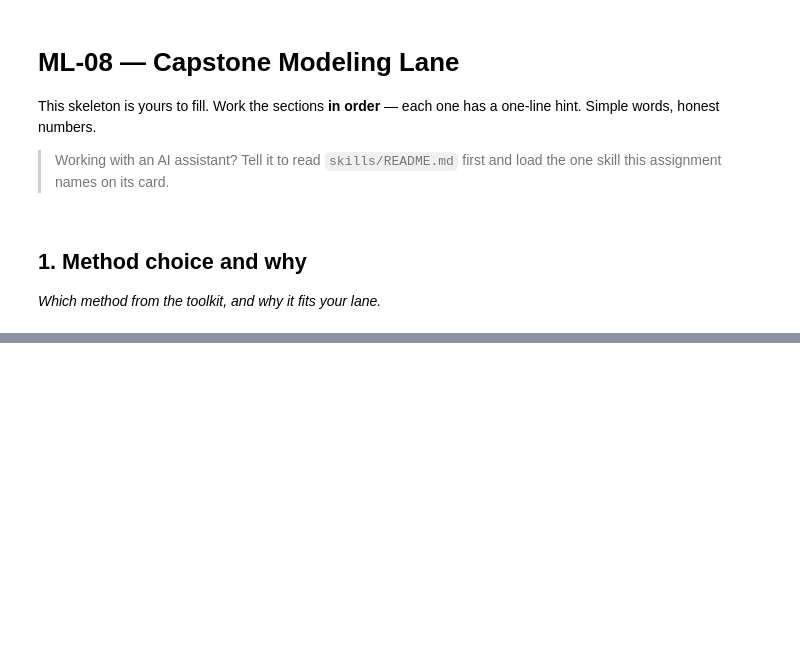
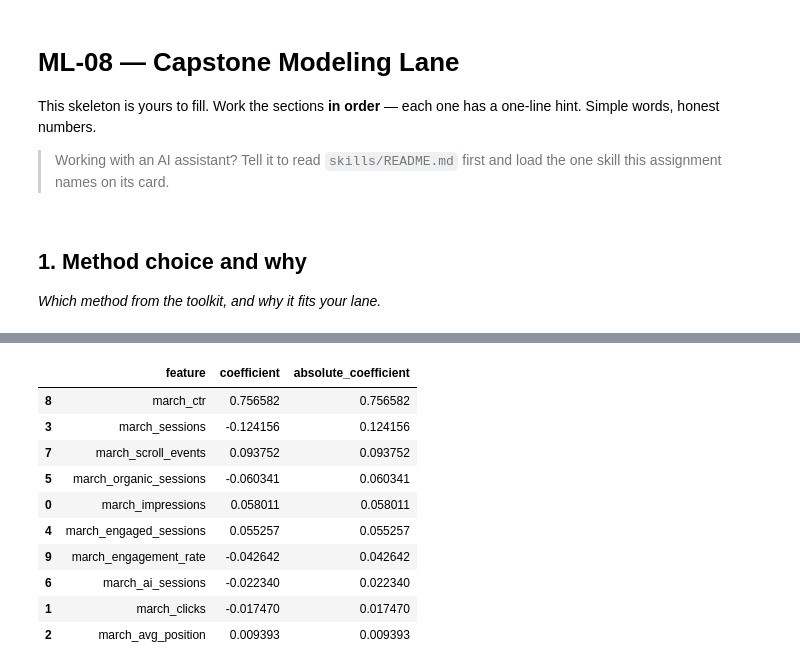
Before and after one commit to anasuddin1/ML-Intern, a Jupyter notebook: work/notebooks/w05_model.ipynb, the cells around one changed output, grey strips where cells are left out. Cells and saved outputs as stored; diff of their text form; code cells hidden in the pictures; blank space fills up the shorter version.

```diff
--- a/work/notebooks/w05_model.ipynb
+++ b/work/notebooks/w05_model.ipynb
@@ -192,0 +266,25 @@ Opportunity rate: 0.10614718980436645
+# %%
+model_df["future_decline"] = np.where(
+    model_df["march_clicks"] > 0,
+    (model_df["april_clicks"] < model_df["march_clicks"]).astype(int),
+    np.nan
+)
+
+model_df = model_df.dropna(
+    subset=["future_decline"]
+).copy()
+
+model_df["future_decline"] = (
+    model_df["future_decline"]
+    .astype(int)
+)
+
+print(
+    model_df["future_decline"]
+    .value_counts()
+)
+
+print(
+    "Positive rate:",
+    model_df["future_decline"].mean()
+)
@@ -591 +703,33 @@ Name: count, dtype: int64
+# %%
+coefficients = (
+    model.named_steps["classifier"]
+    .coef_[0]
+)
+
+feature_importance = pd.DataFrame(
+    {
+        "feature": feature_cols,
+        "coefficient": coefficients,
+        "absolute_coefficient": np.abs(coefficients)
+    }
+).sort_values(
+    "absolute_coefficient",
+    ascending=False
+)
+
+display(
+    feature_importance
+)
+# %% [output]
+|  | feature | coefficient | absolute_coefficient |
+| 8 | march_ctr | 0.756582 | 0.756582 |
+| 3 | march_sessions | -0.124156 | 0.124156 |
+| 7 | march_scroll_events | 0.093752 | 0.093752 |
+| 5 | march_organic_sessions | -0.060341 | 0.060341 |
+| 0 | march_impressions | 0.058011 | 0.058011 |
+| 4 | march_engaged_sessions | 0.055257 | 0.055257 |
+| 9 | march_engagement_rate | -0.042642 | 0.042642 |
+| 6 | march_ai_sessions | -0.022340 | 0.022340 |
+| 1 | march_clicks | -0.017470 | 0.017470 |
+| 2 | march_avg_position | 0.009393 | 0.009393 |
 # %% [markdown]
```
Also changed, not shown: parts of 69 cells of this notebook.
